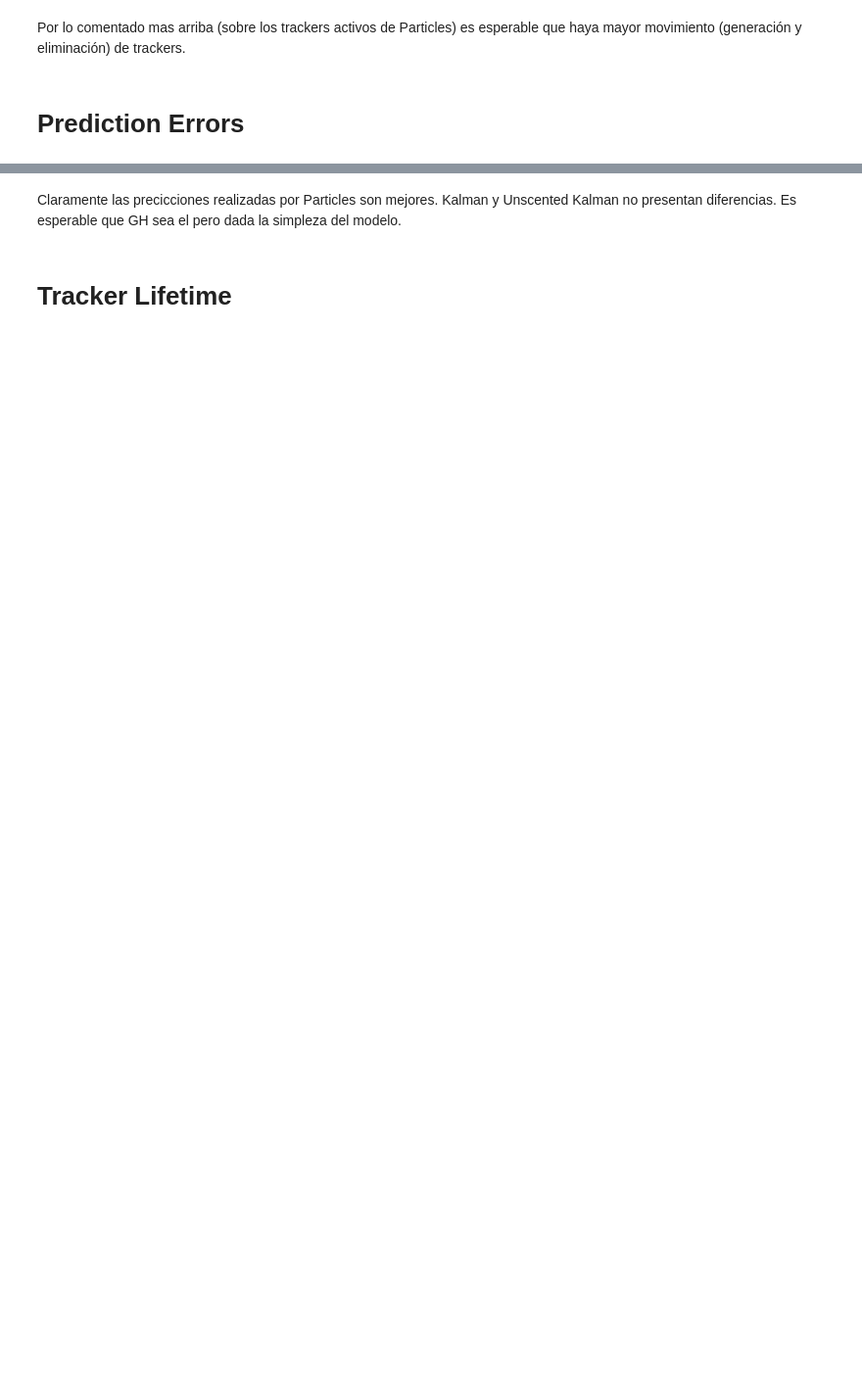
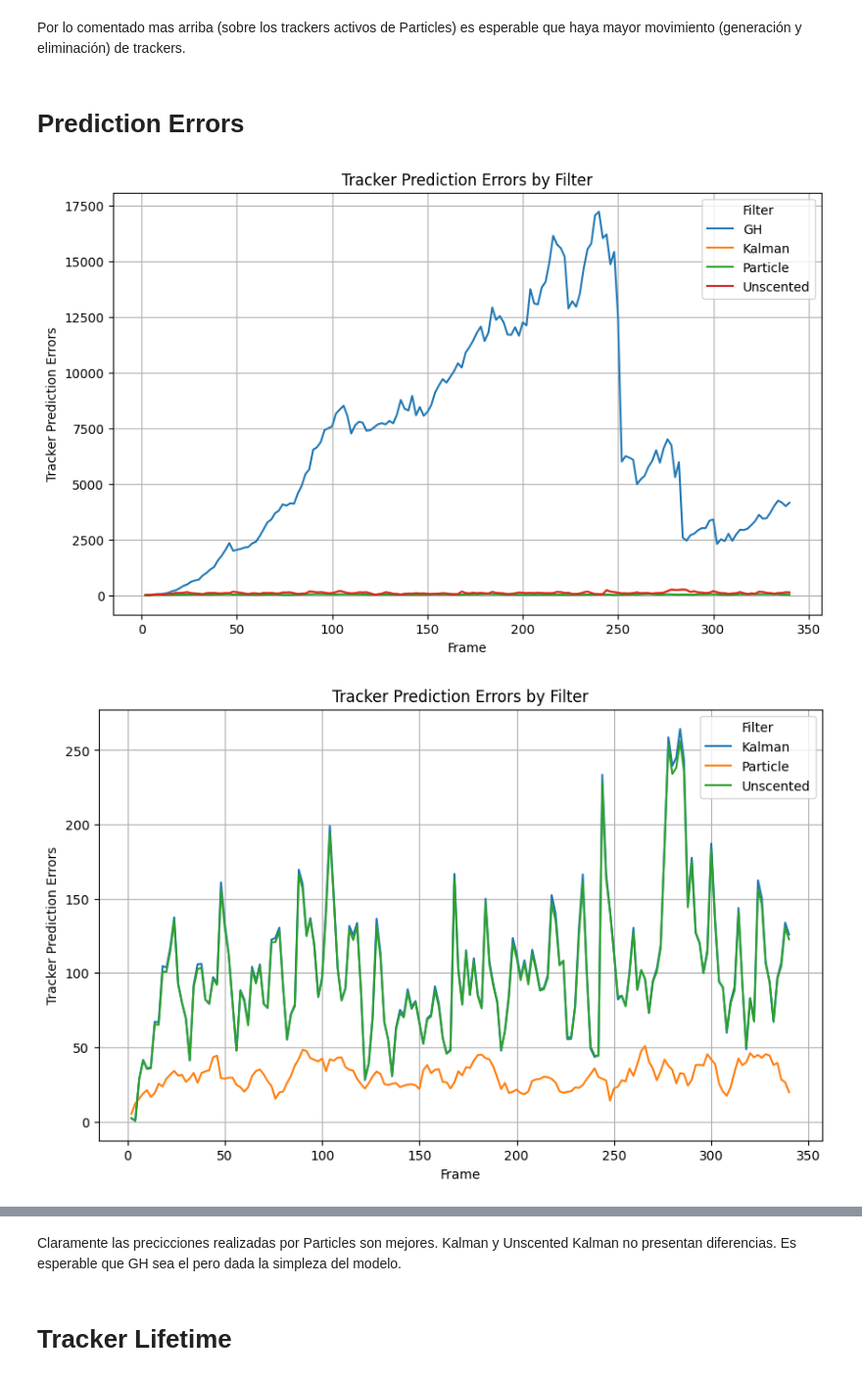
Before and after one commit to matisflores/unav-mbds-tfm, a Jupyter notebook: compare.ipynb, the cells around one changed output, grey strips where cells are left out. Shown at 98% size. Drawn from its saved outputs; the diff is of its cells as text; code cells hidden in the pictures; blank space fills up the shorter version.

```diff
--- a/compare.ipynb
+++ b/compare.ipynb
@@ -33,10 +31,10 @@ df_tracks_kalman = load_sqlite_to_dataframe('data/Kalman/tracking.db', 'tracks')
 df_tracks_kalman['filter'] = 'Kalman'
 # %%
 # Particles data
-df_metrics_particles = load_sqlite_to_dataframe('data/Particles/tracking.db', 'metrics')
-df_metrics_particles['filter'] = 'Particles'
-df_tracks_particles = load_sqlite_to_dataframe('data/Particles/tracking.db', 'tracks')
-df_tracks_particles['filter'] = 'Particles'
+df_metrics_particles = load_sqlite_to_dataframe('data/Particle/tracking.db', 'metrics')
+df_metrics_particles['filter'] = 'Particle'
+df_tracks_particles = load_sqlite_to_dataframe('data/Particle/tracking.db', 'tracks')
+df_tracks_particles['filter'] = 'Particle'
 # %%
 # Unscented data
 df_metrics_unscented = load_sqlite_to_dataframe('data/Unscented/tracking.db', 'metrics')
@@ -167,17 +203,51 @@ Por lo comentado mas arriba (sobre los trackers activos de Particles) es esperab
 # %%
 df_errors = df_metrics[(df_metrics['metric'] == 'Tracker Errors') & (df_metrics['frame'] > 1) & (df_metrics['frame'] % 2 == 0)]
 df_errors = df_errors.reset_index().drop('index', axis=1)
 
 # Plotting the data
 plt.figure(figsize=(10, 6))
 
 # Group by 'filter' and plot each group
 for key, grp in df_errors.groupby('filter'):
   plt.plot(grp['frame'], grp['value'], label=key)
 
 plt.xlabel('Frame')
 plt.ylabel('Tracker Prediction Errors')
 plt.title(f'Tracker Prediction Errors by Filter')
 plt.legend(title='Filter')
 plt.grid(True)
 plt.show()
+
+df_errors = df_errors[(df_errors['filter'] != 'GH')]
+df_errors = df_errors.reset_index().drop('index', axis=1)
+
+# Plotting the data
+plt.figure(figsize=(10, 6))
+
+# Group by 'filter' and plot each group
+for key, grp in df_errors.groupby('filter'):
+  plt.plot(grp['frame'], grp['value'], label=key)
+
+plt.xlabel('Frame')
+plt.ylabel('Tracker Prediction Errors')
+plt.title(f'Tracker Prediction Errors by Filter')
+plt.legend(title='Filter')
+plt.grid(True)
+plt.show()
+
+# Create a dictionary to store data for each filter
+filter_data = {}
+for f in df_errors['filter'].unique():
+    filter_data[f] = df_errors[df_errors['filter'] == f]['value']
+
+# Plot all boxplots on the same figure
+plt.figure(figsize=(10, 6))
+plt.boxplot(filter_data.values(), labels=filter_data.keys())
+plt.xlabel('Filter')
+plt.ylabel('Tracker Prediction Errors')
+plt.title('Boxplot of Tracker Prediction Errors by Filter')
+plt.grid(True)
+plt.show()
+# %% [output]
+[figure, added]
+[figure, added]
```
Also changed, not shown: parts of 13 cells of this notebook, 1 other file.
